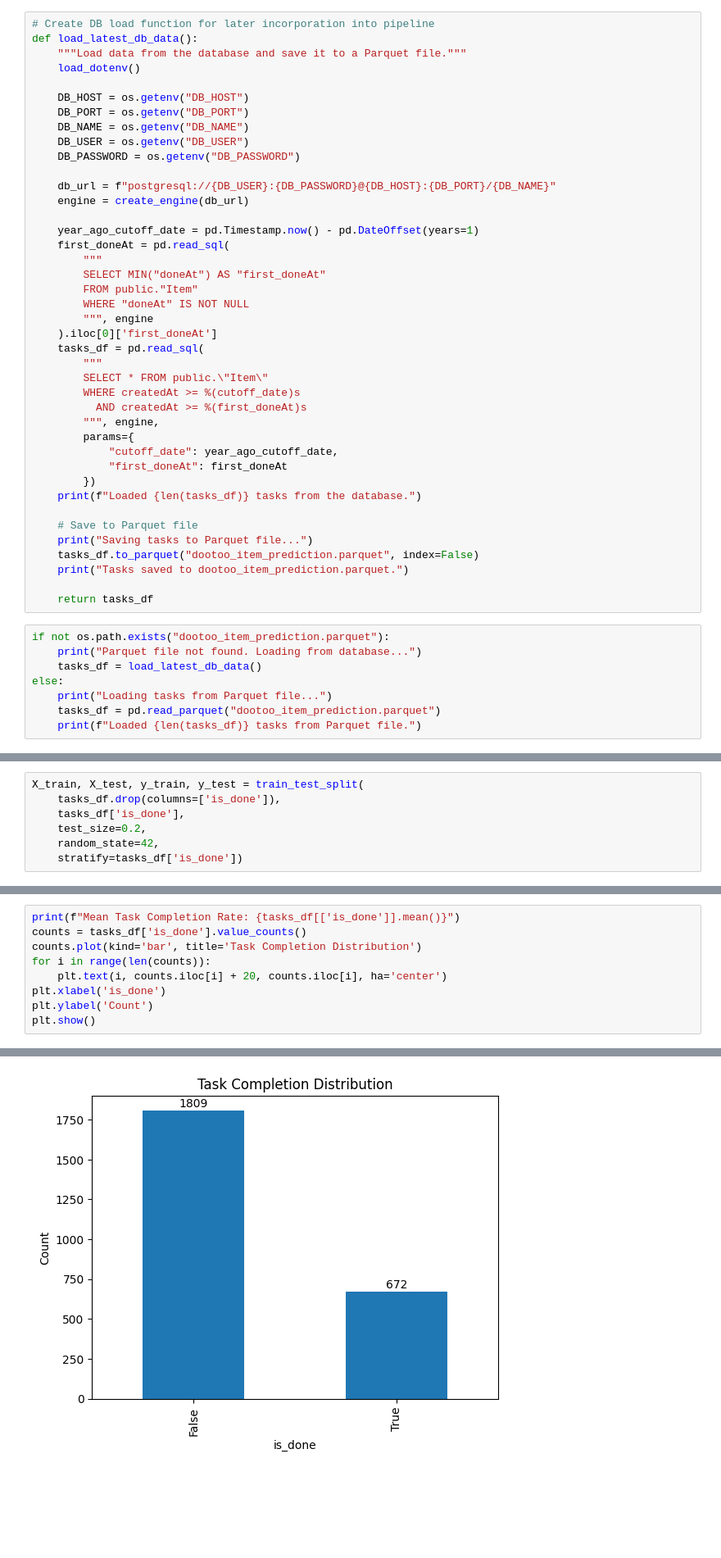
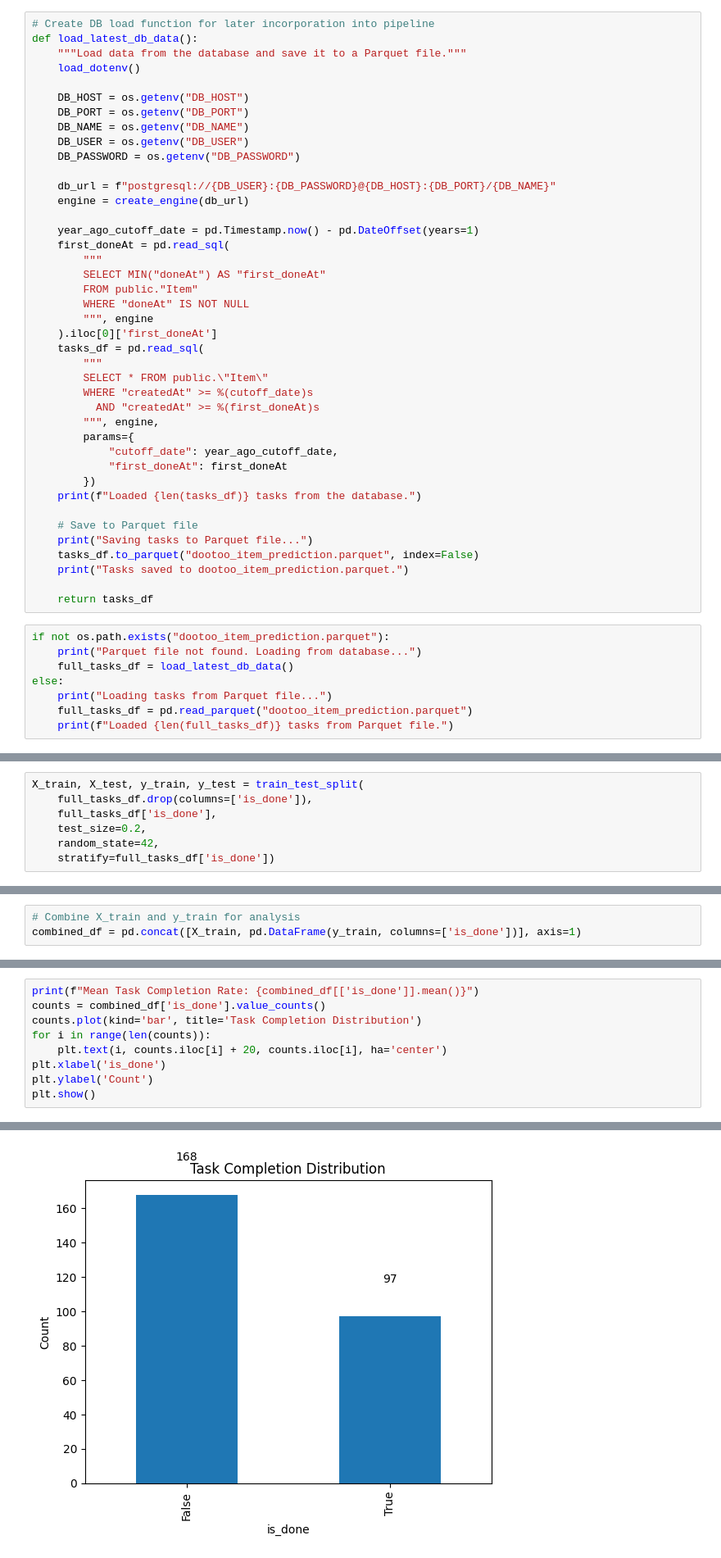
Before and after one commit to pt7481/dootoo_item_prediction, a Jupyter notebook: eda/dootoo_item_prediction.ipynb, the cells around one changed output, grey strips where cells are left out. Shown at 82% size. Saved outputs shown, nothing was run; the diff lists cells and outputs as text; blank space fills up the shorter version.

Commit message:
Corrected DB load dat

```diff
--- a/eda/dootoo_item_prediction.ipynb
+++ b/eda/dootoo_item_prediction.ipynb
@@ -75,8 +75,8 @@ def load_latest_db_data():
     tasks_df = pd.read_sql(
         """
         SELECT * FROM public.\"Item\"
-        WHERE createdAt >= %(cutoff_date)s
-          AND createdAt >= %(first_doneAt)s
+        WHERE "createdAt" >= %(cutoff_date)s
+          AND "createdAt" >= %(first_doneAt)s
         """, engine,
         params={
             "cutoff_date": year_ago_cutoff_date,
@@ -93,9 +93,9 @@ def load_latest_db_data():
 # %%
 if not os.path.exists("dootoo_item_prediction.parquet"):
     print("Parquet file not found. Loading from database...")
-    tasks_df = load_latest_db_data()
+    full_tasks_df = load_latest_db_data()
 else:
     print("Loading tasks from Parquet file...")
-    tasks_df = pd.read_parquet("dootoo_item_prediction.parquet")
-    print(f"Loaded {len(tasks_df)} tasks from Parquet file.")
+    full_tasks_df = pd.read_parquet("dootoo_item_prediction.parquet")
+    print(f"Loaded {len(full_tasks_df)} tasks from Parquet file.")
 # %% [output]
@@ -132,11 +129,11 @@ memory usage: 322.4+ KB
 ### Data Set Creation
 # %%
 X_train, X_test, y_train, y_test = train_test_split(
-    tasks_df.drop(columns=['is_done']),
-    tasks_df['is_done'],
+    full_tasks_df.drop(columns=['is_done']),
+    full_tasks_df['is_done'],
     test_size=0.2,
     random_state=42,
-    stratify=tasks_df['is_done'])
+    stratify=full_tasks_df['is_done'])
 # %%
 X_train.shape, X_test.shape, y_train.shape, y_test.shape
 # %% [output]
@@ -144,5 +141,8 @@ X_train.shape, X_test.shape, y_train.shape, y_test.shape
 # %% [markdown]
 ## Exploratory Data Analysis
+# %%
+# Combine X_train and y_train for analysis
+combined_df = pd.concat([X_train, pd.DataFrame(y_train, columns=['is_done'])], axis=1)
 # %% [markdown]
 ### Target Analysis ("is_done")
 # %% [markdown]
@@ -150,8 +150,8 @@ X_train.shape, X_test.shape, y_train.shape, y_test.shape
 * Class imbalance necessitates tuning for both Precision and Recall
     * Model risks bias towards majority (`is_done==0`) class (low recall of `is_done=1`)
 # %%
-print(f"Mean Task Completion Rate: {tasks_df[['is_done']].mean()}")
-counts = tasks_df['is_done'].value_counts()
+print(f"Mean Task Completion Rate: {combined_df[['is_done']].mean()}")
+counts = combined_df['is_done'].value_counts()
 counts.plot(kind='bar', title='Task Completion Distribution')
 for i in range(len(counts)):
     plt.text(i, counts.iloc[i] + 20, counts.iloc[i], ha='center')
@@ -163,5 +163,5 @@ Mean Task Completion Rate: is_done    0.270859
 dtype: float64
-[figure, old version]
+[figure, new version]
 # %% [markdown]
 *  We'll filter data set date range to start from the date of the first task completion to ensure we only model tasks that were created after the task completion feature was made available in the app.
 * **First Task Created At:** `2024-11-08 07:26:26`
```
Also changed, not shown: parts of 12 cells of this notebook.
